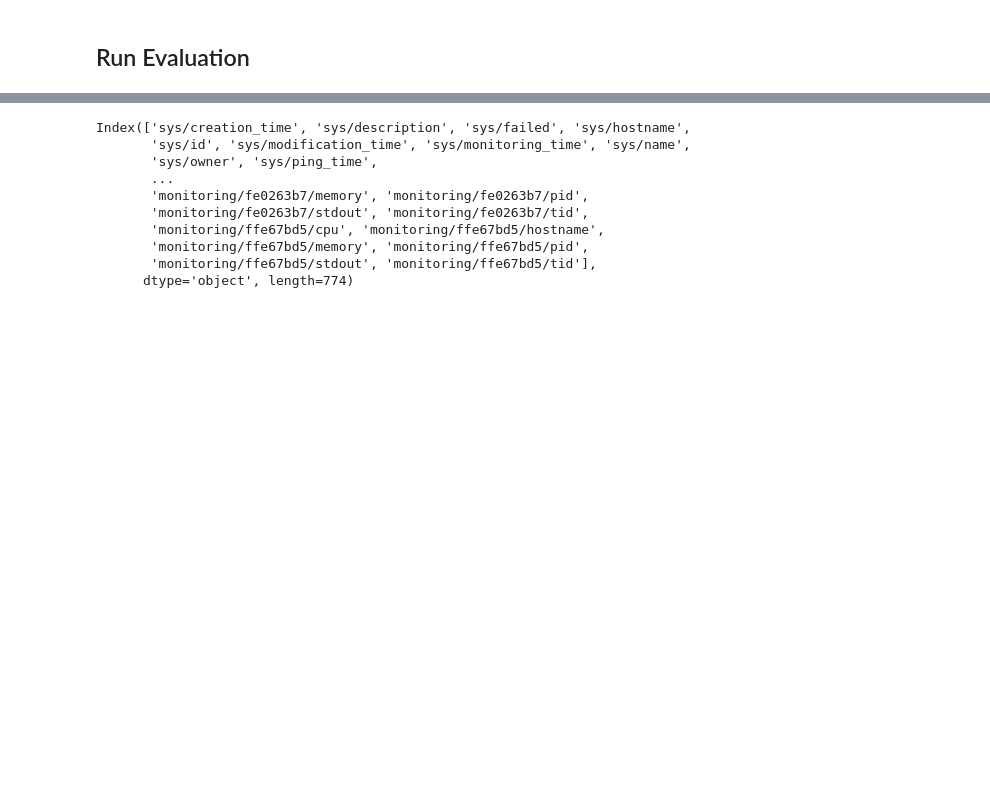
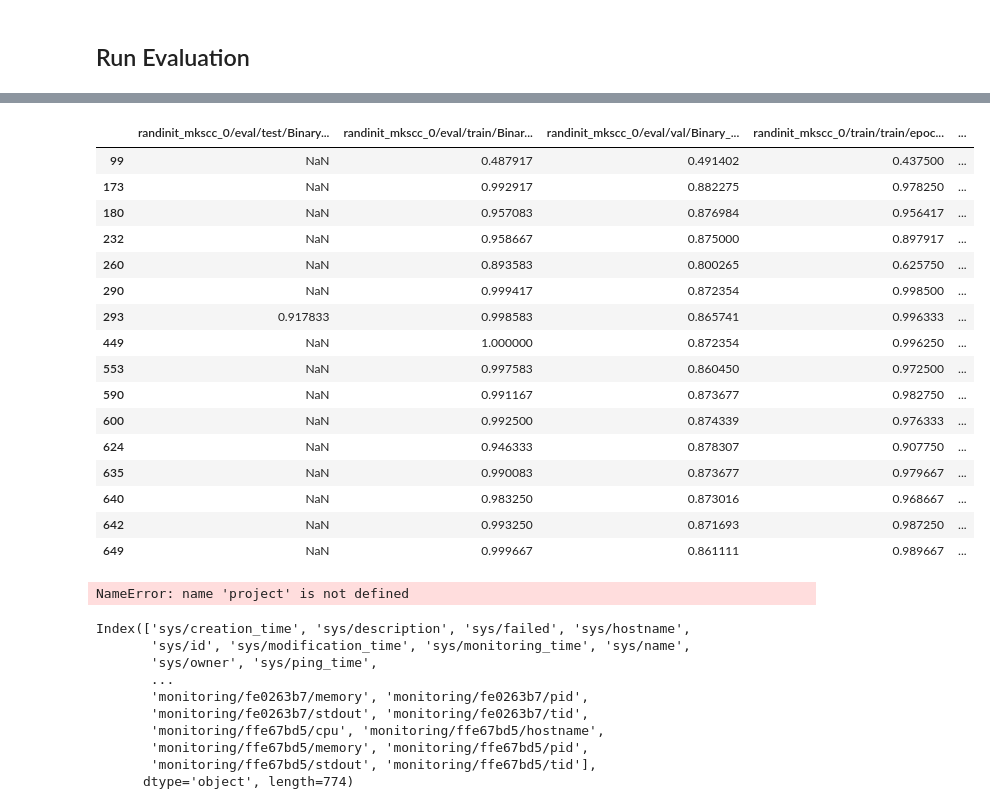
Before and after one commit to ReviveMed/mzEmbed, a Jupyter notebook: ml/eval_sklearn_april01.ipynb, the cells around one changed output, grey strips where cells are left out. Saved outputs shown, nothing was run; the diff lists cells and outputs as text; code cells hidden in the pictures; blank space fills up the shorter version.

```diff
--- a/ml/eval_sklearn_april01.ipynb
+++ b/ml/eval_sklearn_april01.ipynb
@@ -124,3 +125,39 @@ Fetching table...: 0 [00:00, ?/s]
+# %%
+randinit_cols = [x for x in runs_table_df.columns if 'randinit_mkscc_' in x]
+randinit_cols = [x for x in randinit_cols if 'AUROC' in x]
+df = runs_table_df[randinit_cols].copy()
+
+# drop nans
+df.dropna(subset=['randinit_mkscc_1/train/train/epoch/Binary_MSKCC/AUROC (micro)'],inplace=True)
+# %%
+df
+# %% [output]
+|  | randinit_mkscc_0/eval/test/Binary... | randinit_mkscc_0/eval/train/Binar... | randinit_mkscc_0/eval/val/Binary_... | randinit_mkscc_0/train/train/epoc... | ... |
+| 99 | NaN | 0.487917 | 0.491402 | 0.437500 | ... |
+| 173 | NaN | 0.992917 | 0.882275 | 0.978250 | ... |
+| 180 | NaN | 0.957083 | 0.876984 | 0.956417 | ... |
+| 232 | NaN | 0.958667 | 0.875000 | 0.897917 | ... |
+| 260 | NaN | 0.893583 | 0.800265 | 0.625750 | ... |
+| 290 | NaN | 0.999417 | 0.872354 | 0.998500 | ... |
+| 293 | 0.917833 | 0.998583 | 0.865741 | 0.996333 | ... |
+| 449 | NaN | 1.000000 | 0.872354 | 0.996250 | ... |
+| 553 | NaN | 0.997583 | 0.860450 | 0.972500 | ... |
+| 590 | NaN | 0.991167 | 0.873677 | 0.982750 | ... |
+| 600 | NaN | 0.992500 | 0.874339 | 0.976333 | ... |
+| 624 | NaN | 0.946333 | 0.878307 | 0.907750 | ... |
+| 635 | NaN | 0.990083 | 0.873677 | 0.979667 | ... |
+| 640 | NaN | 0.983250 | 0.873016 | 0.968667 | ... |
+| 642 | NaN | 0.993250 | 0.871693 | 0.987250 | ... |
+| 649 | NaN | 0.999667 | 0.861111 | 0.989667 | ... |
+# %%
+randinit_cols = [x for x in runs_table_df.columns if 'randinit_mkscc_' in x]
+randinit_cols = [x for x in randinit_cols if 'AUROC' in x]
+df = runs_table_df[randinit_cols].copy()
+
+# drop nans
+df.dropna(subset=['randinit_mkscc_1/train/train/epoch/Binary_MSKCC/AUROC (micro)'],inplace=True)
+# %% [output]
+NameError: name 'project' is not defined
 # %%
 runs_table_df.columns
 # %% [output]
```
Also changed, not shown: parts of 1 cell of this notebook, 2 other files.
